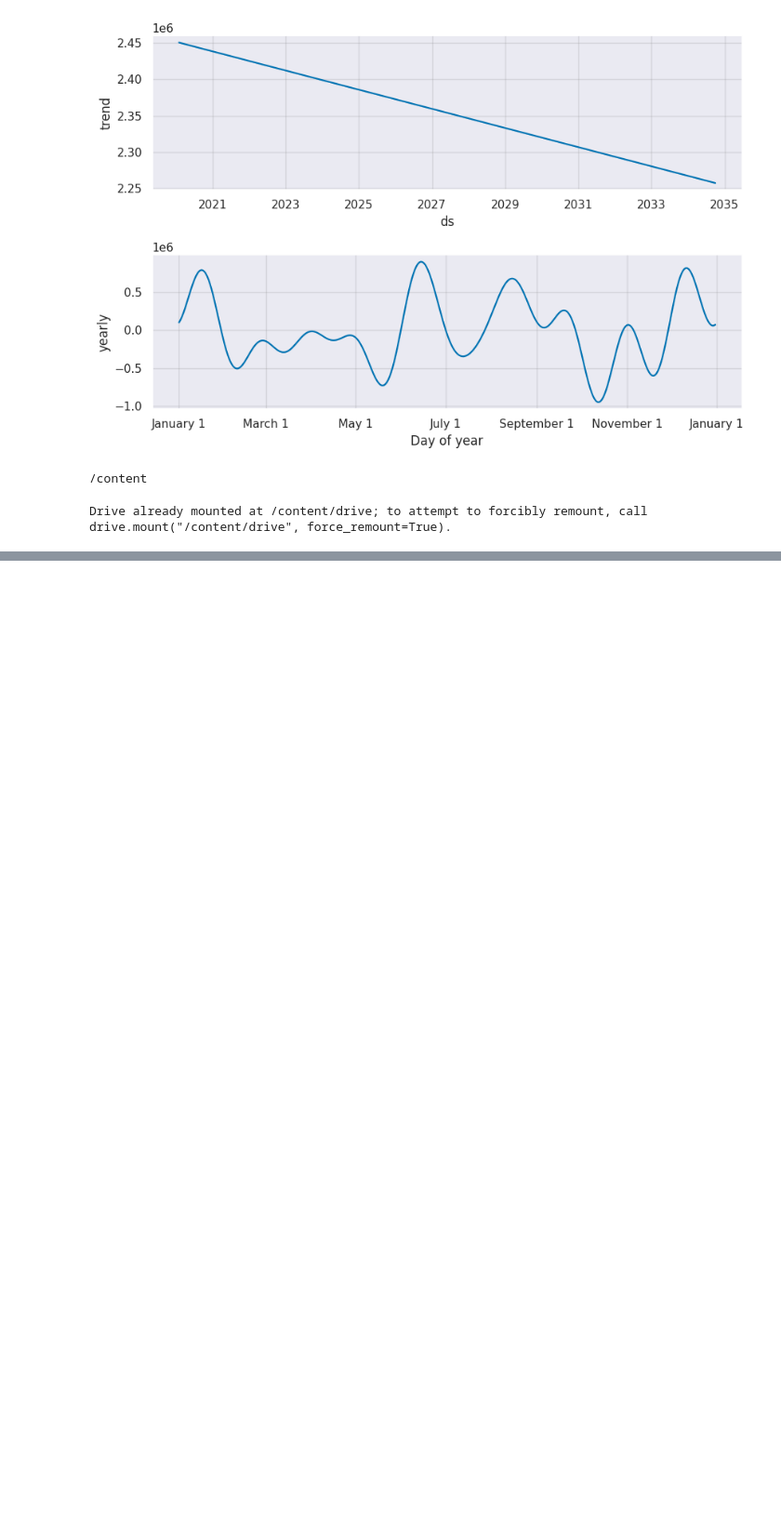
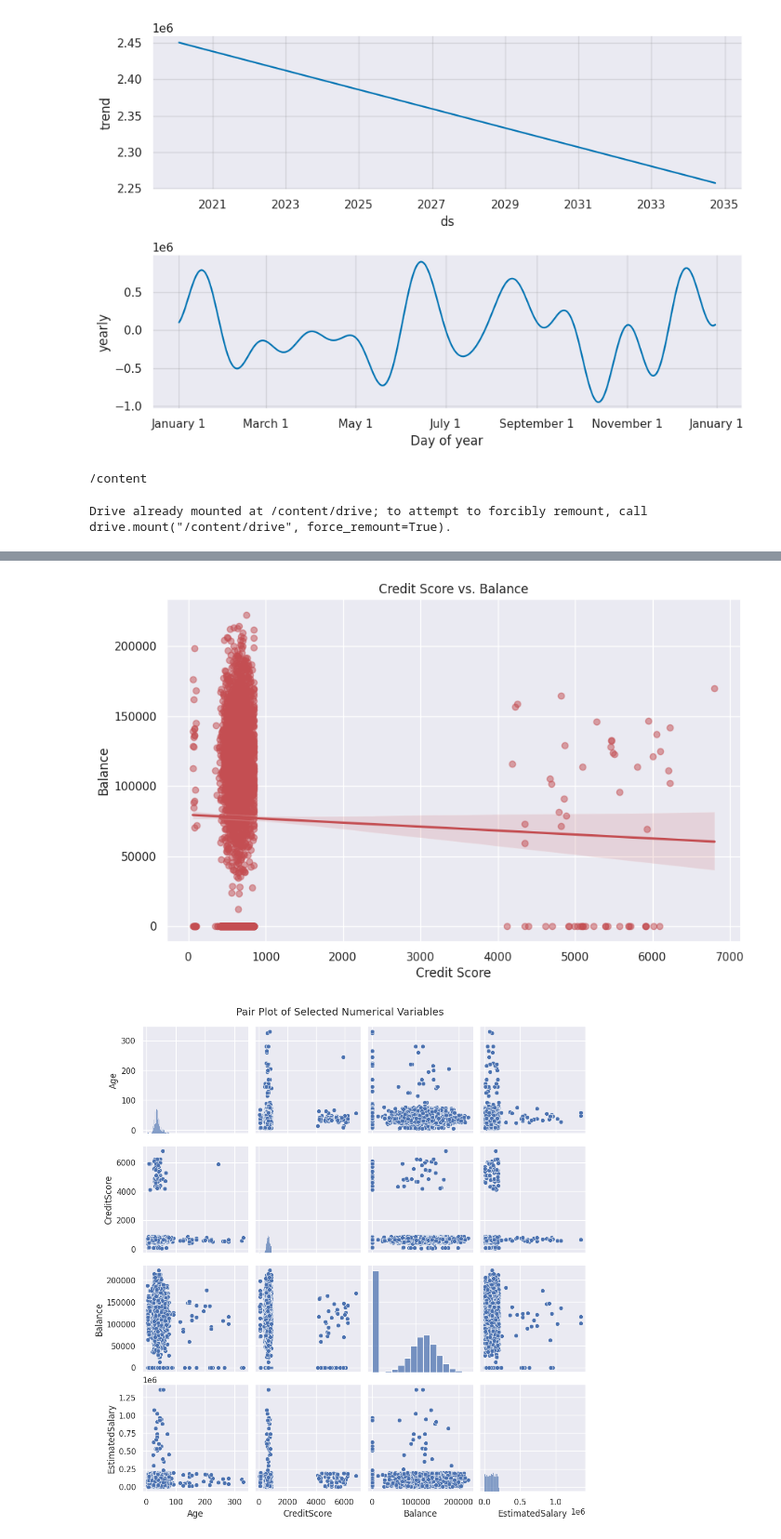
Before and after one commit to jinkasaru123/saru1, a Jupyter notebook: Data Analysis17.ipynb, the cells around one changed output, grey strips where cells are left out. Shown at 93% size. Drawn from its saved outputs; the diff is of its cells as text; code cells hidden in the pictures; blank space fills up the shorter version.

```diff
--- a/Data Analysis17.ipynb
+++ b/Data Analysis17.ipynb
@@ -394,0 +417,16 @@ Drive already mounted at /content/drive; to attempt to forcibly remount, call dr
+# %%
+# Scatter plot of Credit Score vs. Balance with a regression line
+plt.figure(figsize=(10, 6))
+sns.regplot(x='CreditScore', y='Balance', data=df, scatter_kws={'alpha':0.5}, color='r')
+plt.title('Credit Score vs. Balance')
+plt.xlabel('Credit Score')
+plt.ylabel('Balance')
+plt.show()
+
+# Pair plot for selected numerical variables
+sns.pairplot(df[['Age', 'CreditScore', 'Balance', 'EstimatedSalary']], palette=palette)
+plt.suptitle('Pair Plot of Selected Numerical Variables', y=1.02)
+plt.show()
+# %% [output]
+[figure, added]
+[figure, added]
```
Also changed, not shown: parts of 3 cells of this notebook.
